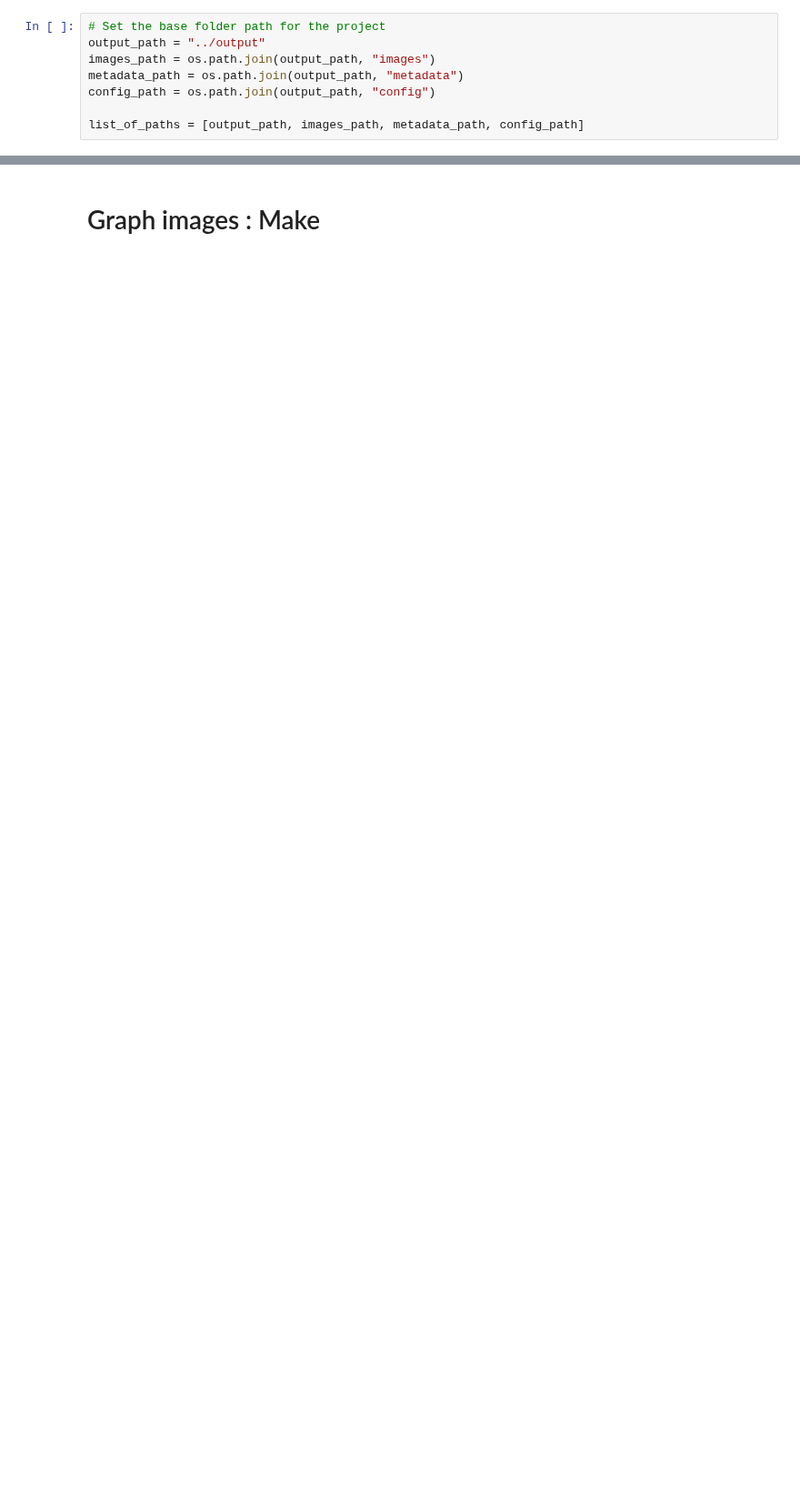
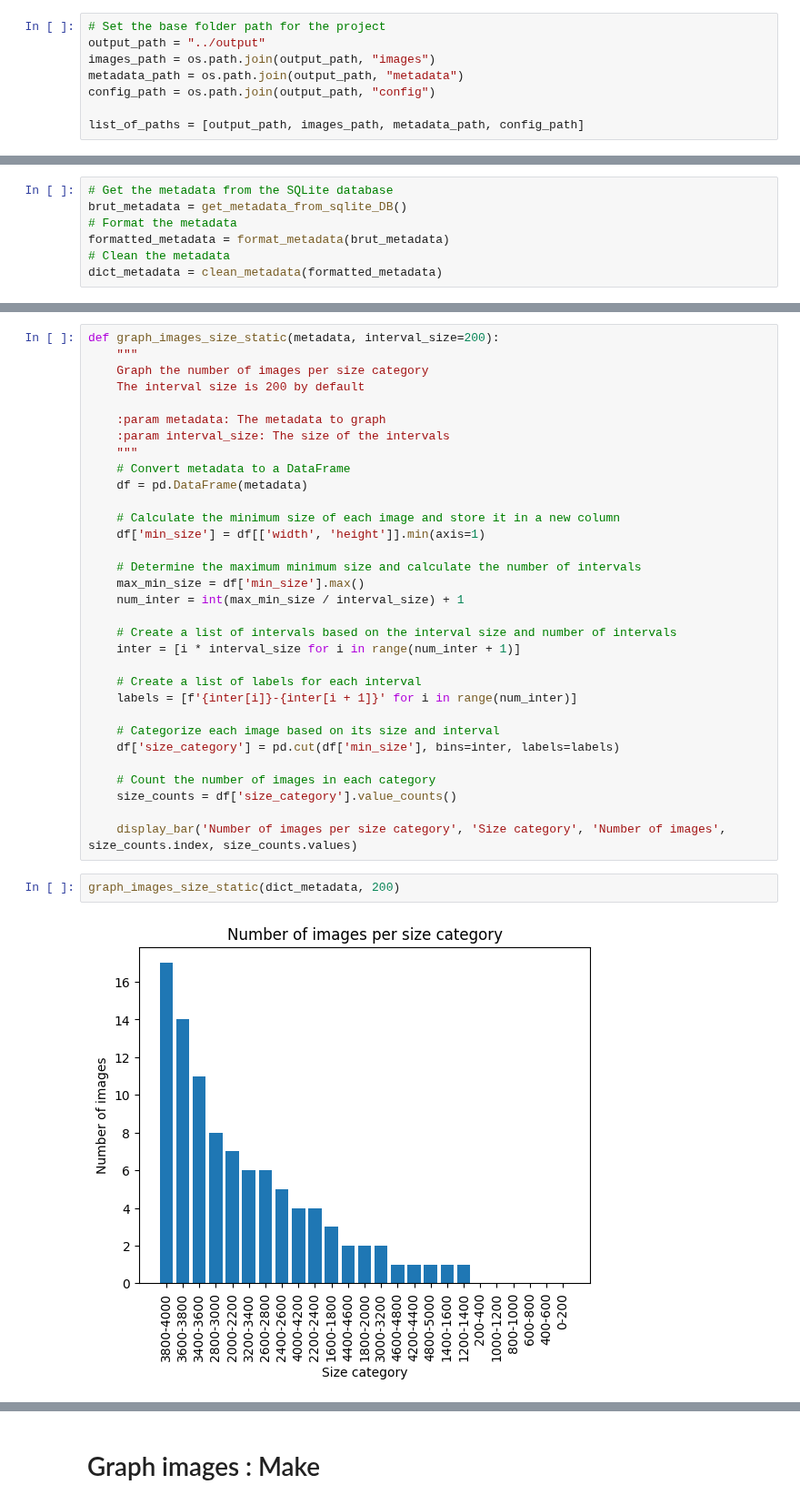
Before and after one commit to TeissierYannis/CPE-bigdata-TDM-project, a Jupyter notebook: data_viz/index.ipynb, the cells around one changed output, grey strips where cells are left out. Shown at 91% size. Cells and saved outputs as stored; diff of their text form; blank space fills up the shorter version.

```diff
--- a/data_viz/index.ipynb
+++ b/data_viz/index.ipynb
@@ -263,0 +187,7 @@ plt.show()
+# %%
+# Get the metadata from the SQLite database
+brut_metadata = get_metadata_from_sqlite_DB()
+# Format the metadata
+formatted_metadata = format_metadata(brut_metadata)
+# Clean the metadata
+dict_metadata = clean_metadata(formatted_metadata)
@@ -263,0 +274,36 @@ plt.show()
+# %%
+def graph_images_size_static(metadata, interval_size=200):
+    """
+    Graph the number of images per size category
+    The interval size is 200 by default
+
+    :param metadata: The metadata to graph
+    :param interval_size: The size of the intervals
+    """
+    # Convert metadata to a DataFrame
+    df = pd.DataFrame(metadata)
+
+    # Calculate the minimum size of each image and store it in a new column
+    df['min_size'] = df[['width', 'height']].min(axis=1)
+
+    # Determine the maximum minimum size and calculate the number of intervals
+    max_min_size = df['min_size'].max()
+    num_inter = int(max_min_size / interval_size) + 1
+
+    # Create a list of intervals based on the interval size and number of intervals
+    inter = [i * interval_size for i in range(num_inter + 1)]
+
+    # Create a list of labels for each interval
+    labels = [f'{inter[i]}-{inter[i + 1]}' for i in range(num_inter)]
+
+    # Categorize each image based on its size and interval
+    df['size_category'] = pd.cut(df['min_size'], bins=inter, labels=labels)
+
+    # Count the number of images in each category
+    size_counts = df['size_category'].value_counts()
+
+    display_bar('Number of images per size category', 'Size category', 'Number of images', size_counts.index, size_counts.values)
+# %%
+graph_images_size_static(dict_metadata, 200)
+# %% [output]
+[figure, added]
```
Also changed, not shown: parts of 33 cells of this notebook.
